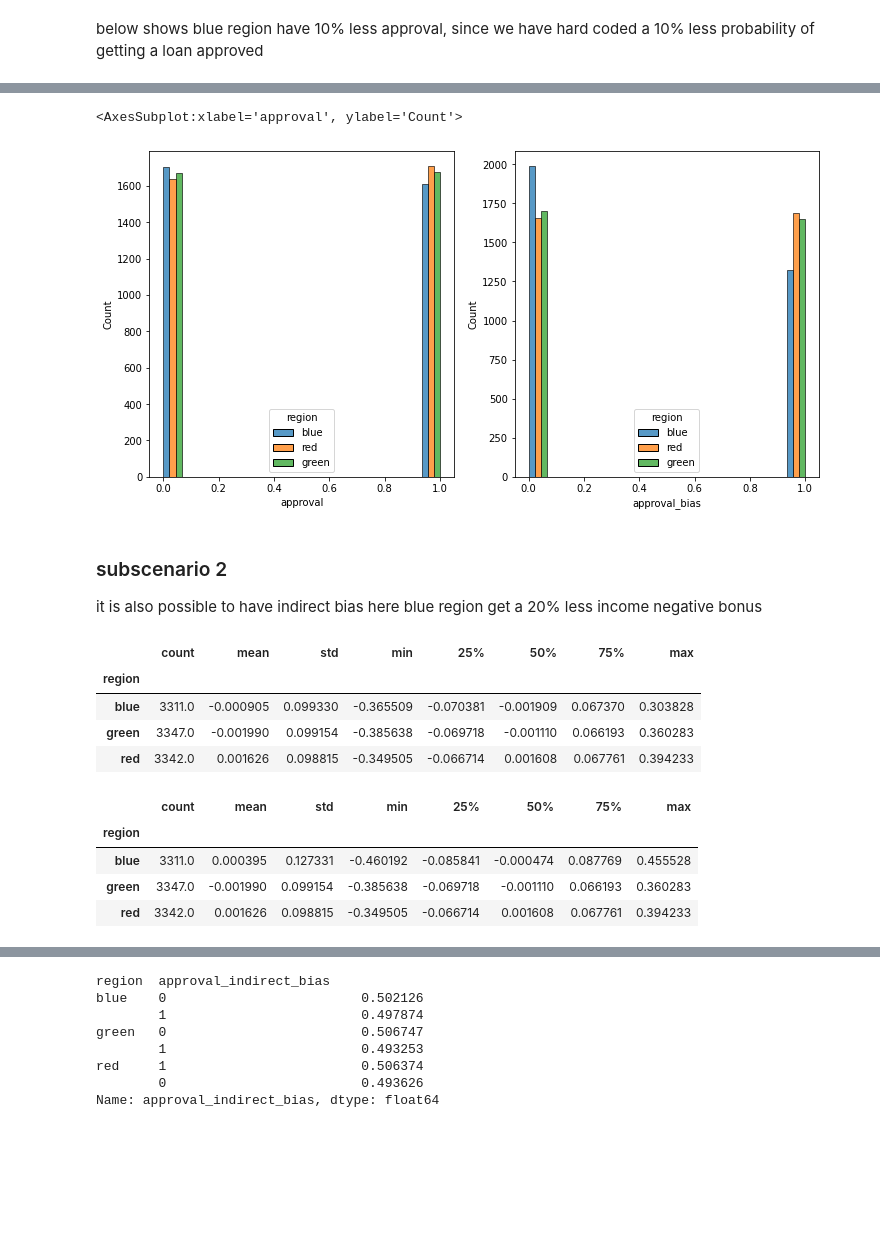
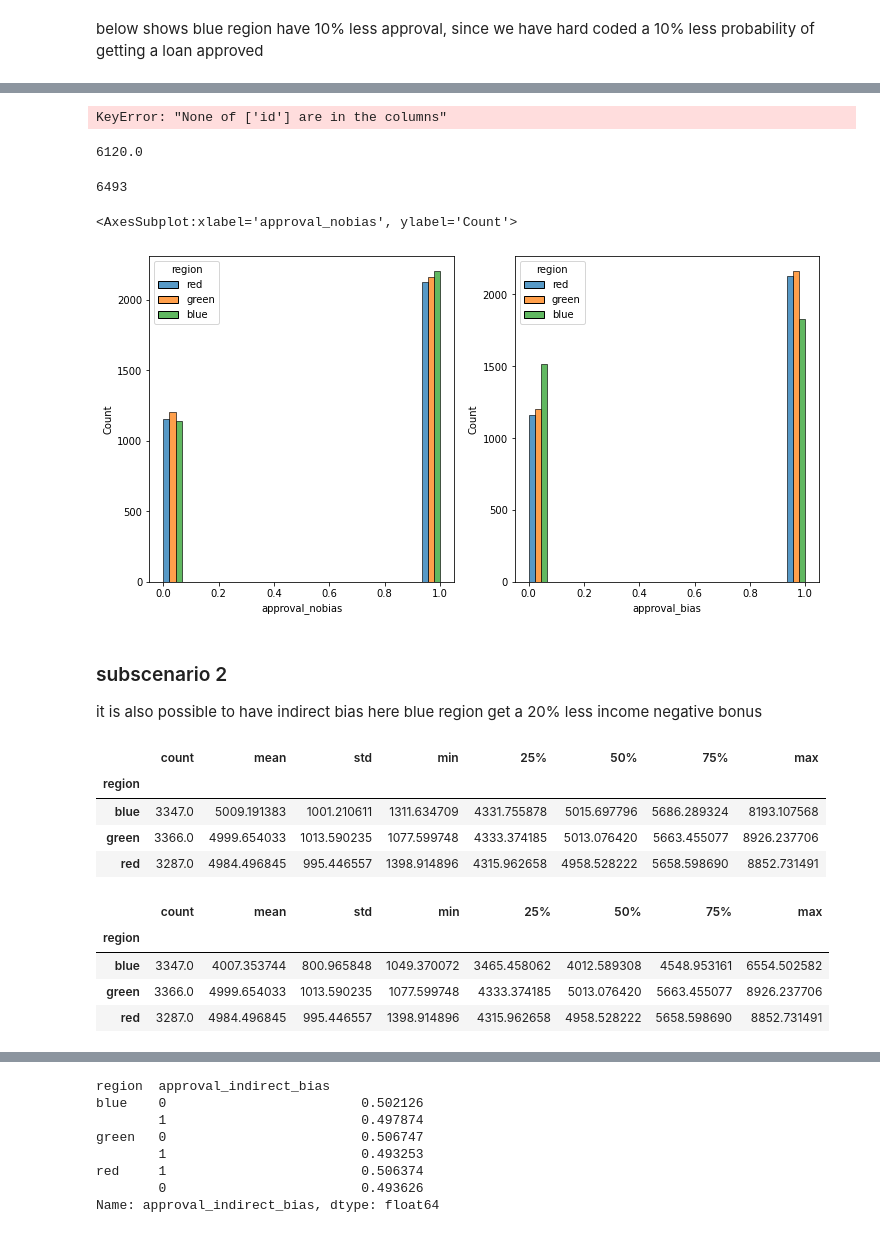
Before and after one commit to DAVIDCRUZ0202/pysimstudy, a Jupyter notebook: Demos/Simstudy Biased Data Demo.ipynb, the cells around one changed output, grey strips where cells are left out. Saved outputs shown, nothing was run; the diff lists cells and outputs as text; code cells hidden in the pictures; blank space fills up the shorter version.

```diff
--- a/Demos/Simstudy Biased Data Demo.ipynb
+++ b/Demos/Simstudy Biased Data Demo.ipynb
@@ -137,20 +192,38 @@ gdf2
+# %%
+ab = ab.set_index('id')
+# %% [output]
+KeyError: "None of ['id'] are in the columns"
+# %%
+ab = ab.sort_index()
+# %%
+gdf = gdf.merge(ab, how = 'left')
+# %%
+gdf['approval_bias'] = np.where(gdf['approval_bias'].isnull(),
+                        gdf['approval_nobias'],
+                        gdf['approval_bias'] )
+# %%
+gdf['approval_bias'].sum()
+# %% [output]
+6120.0
+# %%
+gdf['approval_nobias'].sum()
+# %% [output]
+6493
 # %%
 fig, ax = plt.subplots(1, 2, figsize = (12,6))
 
 sns.histplot(
-    data=gdf2, x='approval_bias', hue='region', multiple='dodge',
-    # bins=range(1, 110, 10),
+    data=gdf, x='approval_bias', hue='region', multiple='dodge',
     ax=ax[1]
 )
 
 sns.histplot(
-    data=gdf2, x='approval', hue='region', multiple='dodge',
-    # bins=range(1, 110, 10),
+    data=gdf, x='approval_nobias', hue='region', multiple='dodge',
     ax=ax[0]
 )
 # %% [output]
-<AxesSubplot:xlabel='approval', ylabel='Count'>
+<AxesSubplot:xlabel='approval_nobias', ylabel='Count'>
-[figure, old version]
+[figure, new version]
 # %% [markdown]
 ### subscenario 2
 it is also possible to have indirect bias
@@ -164,16 +237,16 @@ gdf3 = addCondition(defIncomeBiased, gdf2, newvar="income_bias", keepOld=True)
 # %%
-gdf3.groupby('region')['income'].describe()
+gdf.groupby('region')['income'].describe()
 # %% [output]
 |  | count | mean | std | min | 25% | 50% | 75% | max |
 | region |  |  |  |  |  |  |  |  |
-| blue | 3311.0 | -0.000905 | 0.099330 | -0.365509 | -0.070381 | -0.001909 | 0.067370 | 0.303828 |
-| green | 3347.0 | -0.001990 | 0.099154 | -0.385638 | -0.069718 | -0.001110 | 0.066193 | 0.360283 |
-| red | 3342.0 | 0.001626 | 0.098815 | -0.349505 | -0.066714 | 0.001608 | 0.067761 | 0.394233 |
+| blue | 3347.0 | 5009.191383 | 1001.210611 | 1311.634709 | 4331.755878 | 5015.697796 | 5686.289324 | 8193.107568 |
+| green | 3366.0 | 4999.654033 | 1013.590235 | 1077.599748 | 4333.374185 | 5013.076420 | 5663.455077 | 8926.237706 |
+| red | 3287.0 | 4984.496845 | 995.446557 | 1398.914896 | 4315.962658 | 4958.528222 | 5658.598690 | 8852.731491 |
 # %%
-gdf3.groupby('region')['income_bias'].describe()
+gdf.groupby('region')['income_bias'].describe()
 # %% [output]
 |  | count | mean | std | min | 25% | 50% | 75% | max |
 | region |  |  |  |  |  |  |  |  |
-| blue | 3311.0 | 0.000395 | 0.127331 | -0.460192 | -0.085841 | -0.000474 | 0.087769 | 0.455528 |
-| green | 3347.0 | -0.001990 | 0.099154 | -0.385638 | -0.069718 | -0.001110 | 0.066193 | 0.360283 |
-| red | 3342.0 | 0.001626 | 0.098815 | -0.349505 | -0.066714 | 0.001608 | 0.067761 | 0.394233 |
+| blue | 3347.0 | 4007.353744 | 800.965848 | 1049.370072 | 3465.458062 | 4012.589308 | 4548.953161 | 6554.502582 |
+| green | 3366.0 | 4999.654033 | 1013.590235 | 1077.599748 | 4333.374185 | 5013.076420 | 5663.455077 | 8926.237706 |
+| red | 3287.0 | 4984.496845 | 995.446557 | 1398.914896 | 4315.962658 | 4958.528222 | 5658.598690 | 8852.731491 |
```
Also changed, not shown: parts of 16 cells of this notebook, 1 other file.
